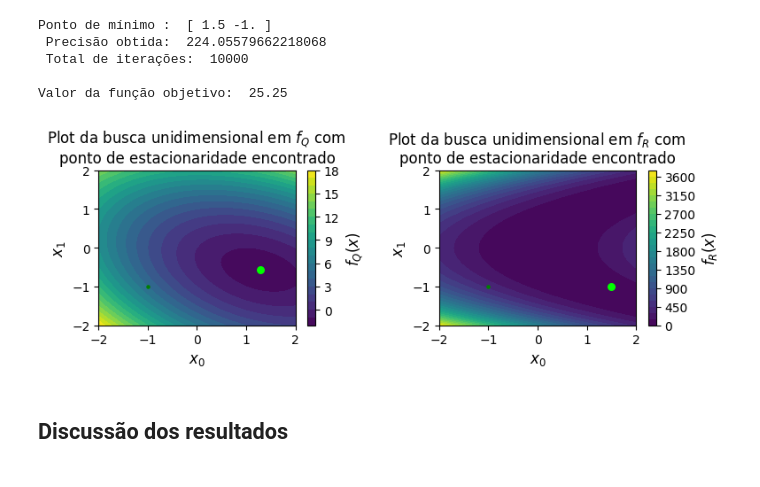
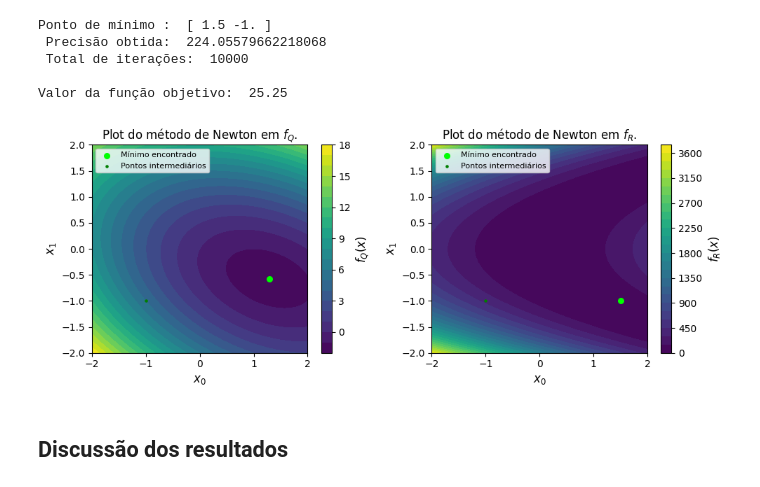
Before and after one commit to arthurkenzo/tarefas_IA543, a Jupyter notebook: tarefa1.ipynb, the cells around one changed output. Drawn from its saved outputs; the diff is of its cells as text; code cells hidden in the pictures.

```diff
--- a/tarefa1.ipynb
+++ b/tarefa1.ipynb
@@ -483,41 +483,41 @@ alphas = np.linspace(0, 3, 1000)
 points = np.array([alpha * direction + shift for alpha in alphas])
 
 # Criando plot
-fig, (ax1, ax2) = plt.subplots(1, 2, figsize=(8, 3))
+fig, (ax1, ax2) = plt.subplots(1, 2, figsize=(10, 4))
 
 # Plot da função quadrática
 contour1 = ax1.contourf(x0, x1, functionValuesQ, levels=20, cmap='viridis')
 colorBar1 = fig.colorbar(contour1, ax=ax1)
 colorBar1.set_label(label='$f_Q(x)$', fontsize=12)
 ax1.set_xlabel('$x_0$', fontsize=12)
 ax1.set_ylabel('$x_1$', fontsize=12)
-ax1.set_title('Plot da busca unidimensional em $f_Q$ com \nponto de estacionaridade encontrado', fontsize=12)
+ax1.set_title('Plot do método de Newton em $f_Q$.', fontsize=12)
 ax1.axis('tight')
 
 # Plot dos mínimos intermediários encontrados
 ax1.scatter(quadraticMinimum[0], quadraticMinimum[1], color='lime', s=30, zorder=4, label='Mínimo encontrado')
 ax1.scatter(quadraticIntermediatePoints[:,0], quadraticIntermediatePoints[:,1], color='green', s=5, zorder=3, label='Pontos intermediários')
-# ax1.legend(loc='lower right', fontsize=8)
+ax1.legend(loc='upper left', fontsize=8)
 
 # Plot da função de Rosenbrock
 contour2 = ax2.contourf(x0, x1, functionValuesR, levels=30, cmap='viridis')
 colorBar2 = fig.colorbar(contour2, ax=ax2)
 colorBar2.set_label(label='$f_R(x)$', fontsize=12)
 ax2.set_xlabel('$x_0$', fontsize=12)
 ax2.set_ylabel('$x_1$', fontsize=12)
-ax2.set_title('Plot da busca unidimensional em $f_R$ com \nponto de estacionaridade encontrado', fontsize=12)
+ax2.set_title('Plot do método de Newton em $f_R$.', fontsize=12)
 ax2.axis('tight')
 
 # Plot dos mínimos intermediários encontrados
 ax2.scatter(rosenbrockMinimum[0], rosenbrockMinimum[1], color='lime', s=30, zorder=4, label='Mínimo encontrado')
 ax2.scatter(rosenbrockIntermediatePoints[:,0], rosenbrockIntermediatePoints[:,1], color='green', s=5, zorder=3, label='Pontos intermediários')
-# ax2.legend(loc='lower right', fontsize=8)
+ax2.legend(loc='upper left', fontsize=8)
 
 
 plt.tight_layout()
 plt.show()
 # %% [output]
-[figure, old version]
+[figure, new version]
 # %% [markdown]
 ## Discussão dos resultados
 # %% [markdown]
```
Also changed, not shown: parts of 2 cells of this notebook.
